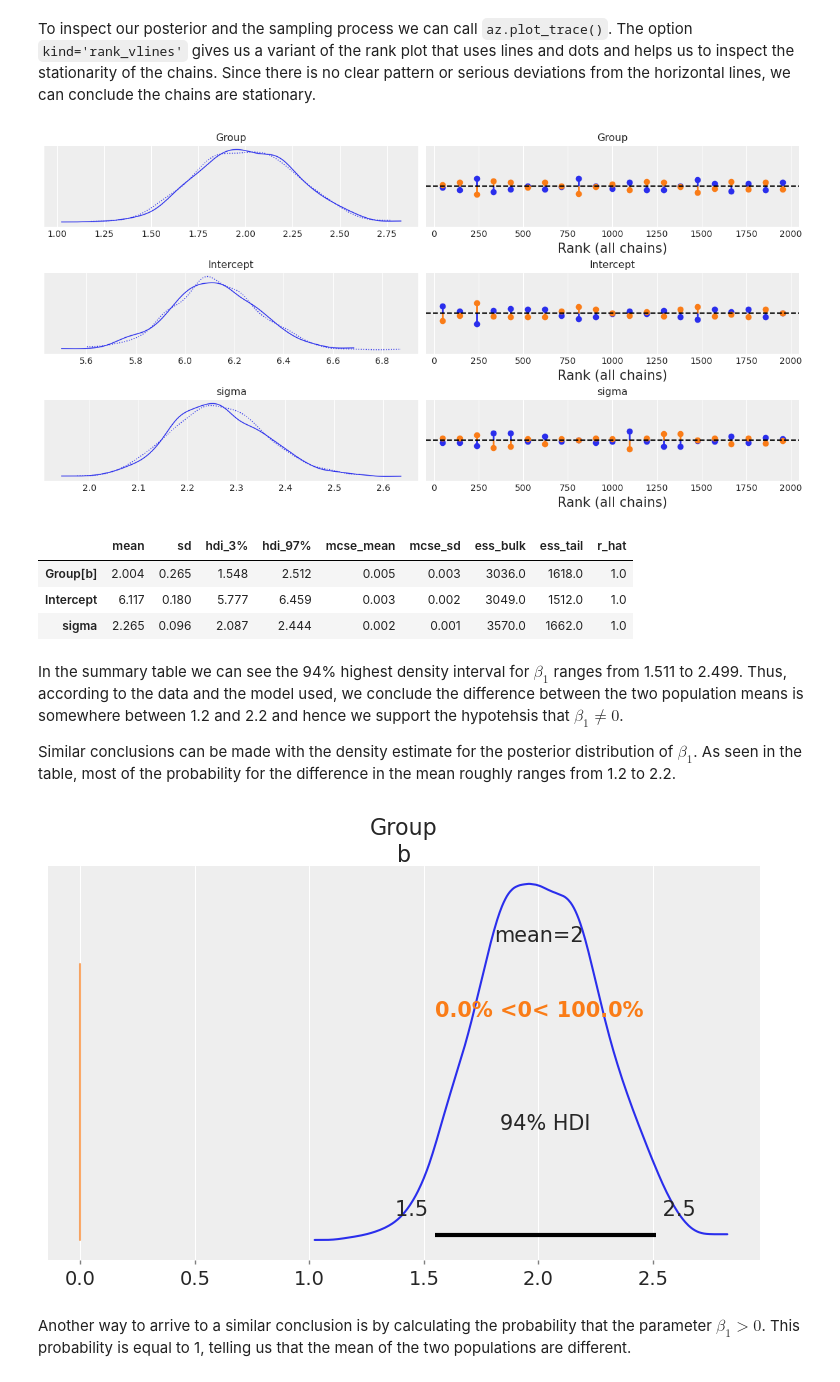
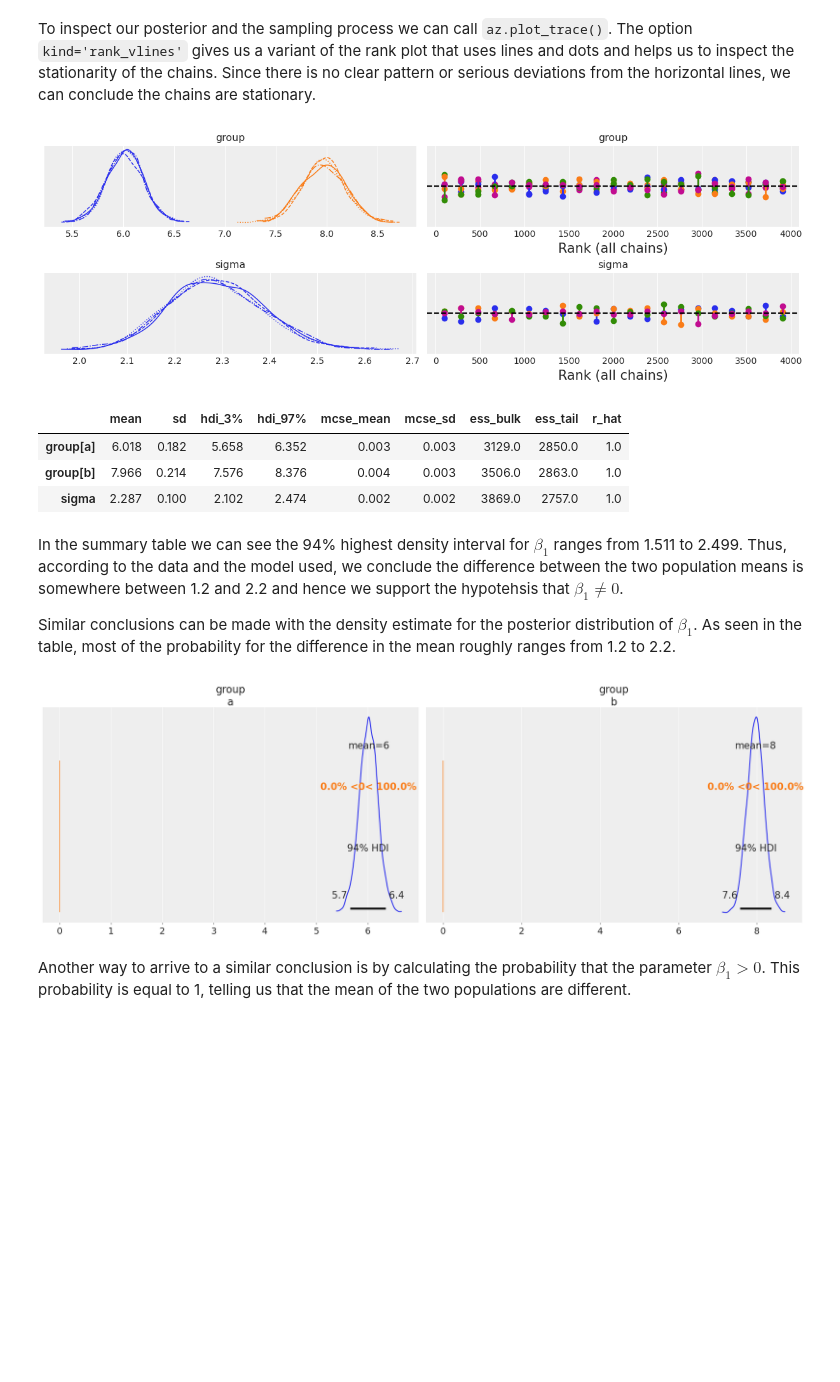
Before and after one commit to bambinos/bambi, a Jupyter notebook: docs/notebooks/t-test.ipynb, the cells around one changed output. Saved outputs shown, nothing was run; the diff lists cells and outputs as text; code cells hidden in the pictures; blank space fills up the shorter version.

```diff
--- a/docs/notebooks/t-test.ipynb
+++ b/docs/notebooks/t-test.ipynb
@@ -69,5 +85,5 @@ Thus, we can see that testing whether the mean of the two populations are equal
 
 We start by instantiating our model and specifying the model previously described.
 # %%
-model_1 = bmb.Model("Val ~ Group", df)
-results_1 = model_1.fit()
+model_1 = bmb.Model("value ~ 1 + group", df)
+#results_1 = model_1.fit(inference_method="numpyro")
@@ -113,22 +120,22 @@ To inspect our posterior and the sampling process we can call `az.plot_trace()`.
 # %%
 az.plot_trace(results_1, kind="rank_vlines");
 # %% [output]
-[figure, old version]
+[figure, new version]
 # %%
 az.summary(results_1)
 # %% [output]
 |  | mean | sd | hdi_3% | hdi_97% | mcse_mean | mcse_sd | ess_bulk | ess_tail | r_hat |
-| Group[b] | 2.004 | 0.265 | 1.548 | 2.512 | 0.005 | 0.003 | 3036.0 | 1618.0 | 1.0 |
-| Intercept | 6.117 | 0.180 | 5.777 | 6.459 | 0.003 | 0.002 | 3049.0 | 1512.0 | 1.0 |
-| sigma | 2.265 | 0.096 | 2.087 | 2.444 | 0.002 | 0.001 | 3570.0 | 1662.0 | 1.0 |
+| group[a] | 6.018 | 0.182 | 5.658 | 6.352 | 0.003 | 0.003 | 3129.0 | 2850.0 | 1.0 |
+| group[b] | 7.966 | 0.214 | 7.576 | 8.376 | 0.004 | 0.003 | 3506.0 | 2863.0 | 1.0 |
+| sigma | 2.287 | 0.100 | 2.102 | 2.474 | 0.002 | 0.002 | 3869.0 | 2757.0 | 1.0 |
 # %% [markdown]
 In the summary table we can see the 94% highest density interval for $\beta_1$ ranges from 1.511 to 2.499. Thus, according to the data and the model used, we conclude the difference between the two population means is somewhere between 1.2 and 2.2 and hence we support the hypotehsis that $\beta_1 \ne 0$.
 
 Similar conclusions can be made with the density estimate for the posterior distribution of $\beta_1$. As seen in the table, most of the probability for the difference in the mean roughly ranges from 1.2 to 2.2.
 # %%
-az.plot_posterior(results_1, var_names="Group", ref_val=0);
+az.plot_posterior(results_1, var_names="group", ref_val=0);
 # %% [output]
-[figure, old version]
+[figure, new version]
 # %% [markdown]
 Another way to arrive to a similar conclusion is by calculating the probability that the parameter $\beta_1 > 0$. This probability is equal to 1, telling us that the mean of the two populations are different.
 # %%
```
Also changed, not shown: parts of 20 cells of this notebook, 20 other files.
